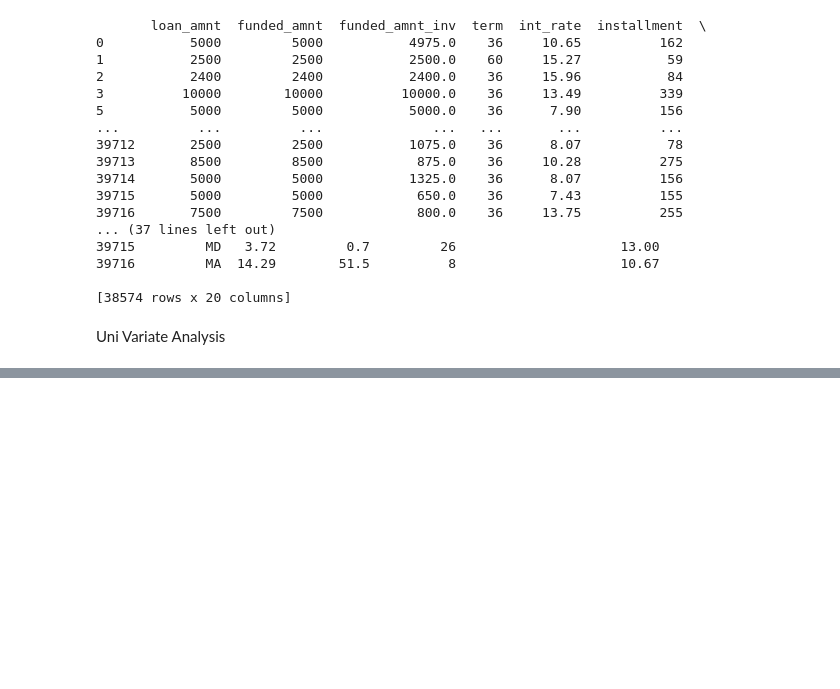
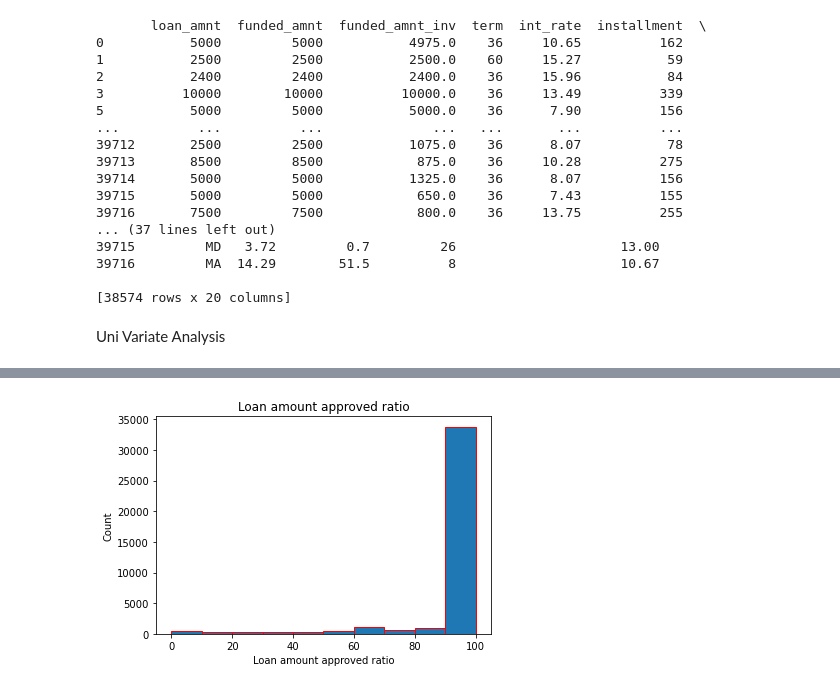
Before and after one commit to aswanth523/LendingClubCaseStudy, a Jupyter notebook: Lending_Club_Default_Analysis.ipynb, the cells around one changed output, grey strips where cells are left out. Drawn from its saved outputs; the diff is of its cells as text; code cells hidden in the pictures; blank space fills up the shorter version.

```diff
--- a/Lending_Club_Default_Analysis.ipynb
+++ b/Lending_Club_Default_Analysis.ipynb
@@ -119,0 +131,8 @@ Uni Variate Analysis
+# %%
+plt.hist(df.loan_amnt_approved_ratio,bins=10,ec='red')
+plt.xlabel('Loan amount approved ratio')
+plt.ylabel("Count")
+plt.title("Loan amount approved ratio")
+plt.show()
+# %% [output]
+[figure, added]
```
Also changed, not shown: parts of 4 cells of this notebook.
